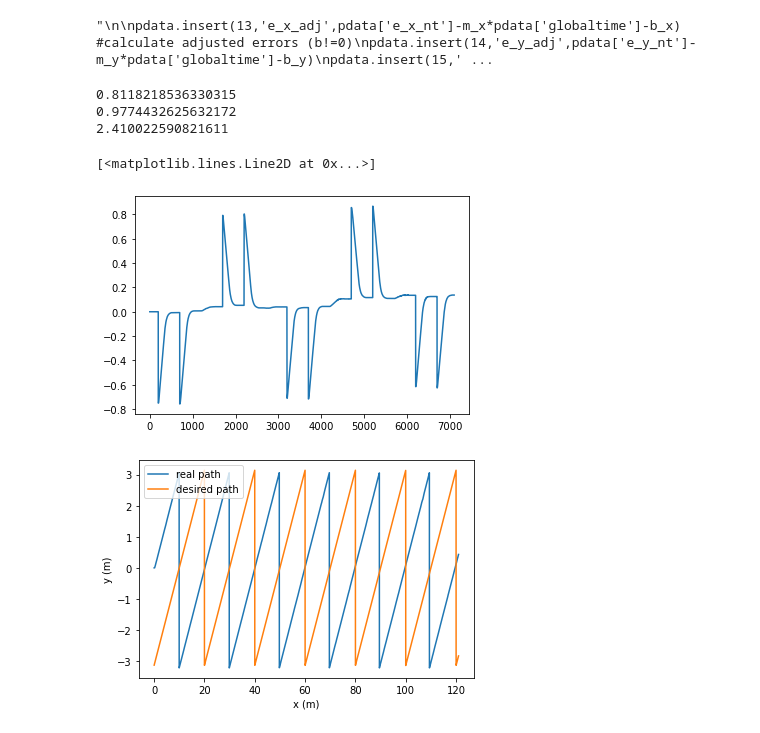
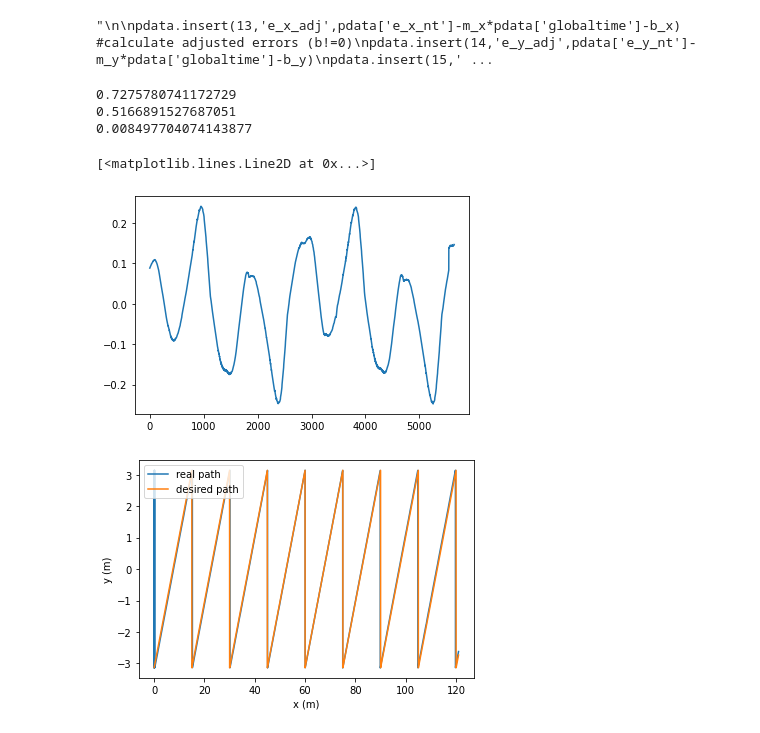
Before and after one commit to dyerbm/OmniWheel, a Jupyter notebook: 3WD-Omniwheel/VICON Data/Data_Processing_Controls.ipynb, the cells around one changed output. Saved outputs shown, nothing was run; the diff lists cells and outputs as text; code cells hidden in the pictures.

```diff
--- a/3WD-Omniwheel/VICON Data/Data_Processing_Controls.ipynb
+++ b/3WD-Omniwheel/VICON Data/Data_Processing_Controls.ipynb
@@ -11,8 +11,8 @@ warnings.filterwarnings('ignore') #suppressed normal warnings (disable this if s
 # %%
 #Import data for processing
 
-filename = "./03-09-2020/SMC_4rose_1.xlsx"
-#filename = "./03-09-2020/SMC_spin_20sec.xlsx"
+filename = "./03-09-2020/SMC_y_zigzag1.xlsx"
+#filename = "./20-08-2020/FLPID_4rose_1.xlsx"
 data = pd.read_excel(filename,
                     names = ["globaltime","dt",'rb1x','rb1y','rb1z','rb2x','rb2y','rb2z',
                             'rb3x','rb3y','rb3z','rb4x','rb4y','rb4z','rb5x','rb5y','rb5z',
@@ -222,9 +222,9 @@ print(RMSE_x_adj)
 print(RMSE_y_adj)
 print(RMSE_theta_adj)
 # %% [output]
-0.8118218536330315
-0.9774432625632172
-2.410022590821611
+0.7275780741172729
+0.5166891527687051
+0.008497704074143877
 # %%
 pdata['e_x_nt']=pdata['e_x']
 pdata['e_y_nt']=pdata['e_y']
@@ -233,22 +233,22 @@ pdata['e_theta_nt']=pdata['e_theta']
 plt.plot(pdata['e_x'])
 # %% [output]
 [<matplotlib.lines.Line2D at 0x...>]
-[figure, old version]
+[figure, new version]
 # %%
 ax = plt.subplot(1,1,1)
 #pdata['x_d'][0] = 0
-ax.plot(pdata['globaltime'],pdata['theta_r'],pdata['globaltime'],pdata['theta_d']%(2*np.pi)-np.pi)
+ax.plot(pdata['globaltime'],pdata['theta_r']%(2*np.pi)-np.pi,pdata['globaltime'],pdata['theta_d']%(2*np.pi)-np.pi)
 ax.legend(['real path', 'desired path'])
 #ax.plot(pdata.iloc[0]['x_d'],pdata.iloc[0]['y_d'],linewidth=6)
 #print(pdata.iloc[0]['x_d'])
 #print(pdata.iloc[0]['y_d'])
 #print(np.arctan2(y_mid[0],x_mid[0])*180/np.pi)
 #plt.plot(pdata['x_r'],pdata['y_r'],pdata['x_d'],pdata['y_d'])
 #plt.plot(pdata[0]['x_d'],pdata[0]['y_d'])
 plt.xlabel('x (m)')
 plt.ylabel('y (m)')
 plt.show()
 # %% [output]
-[figure, old version]
+[figure, new version]
 # %%
 temp=[]
```
Also changed, not shown: parts of 7 cells of this notebook, 17 other files.
